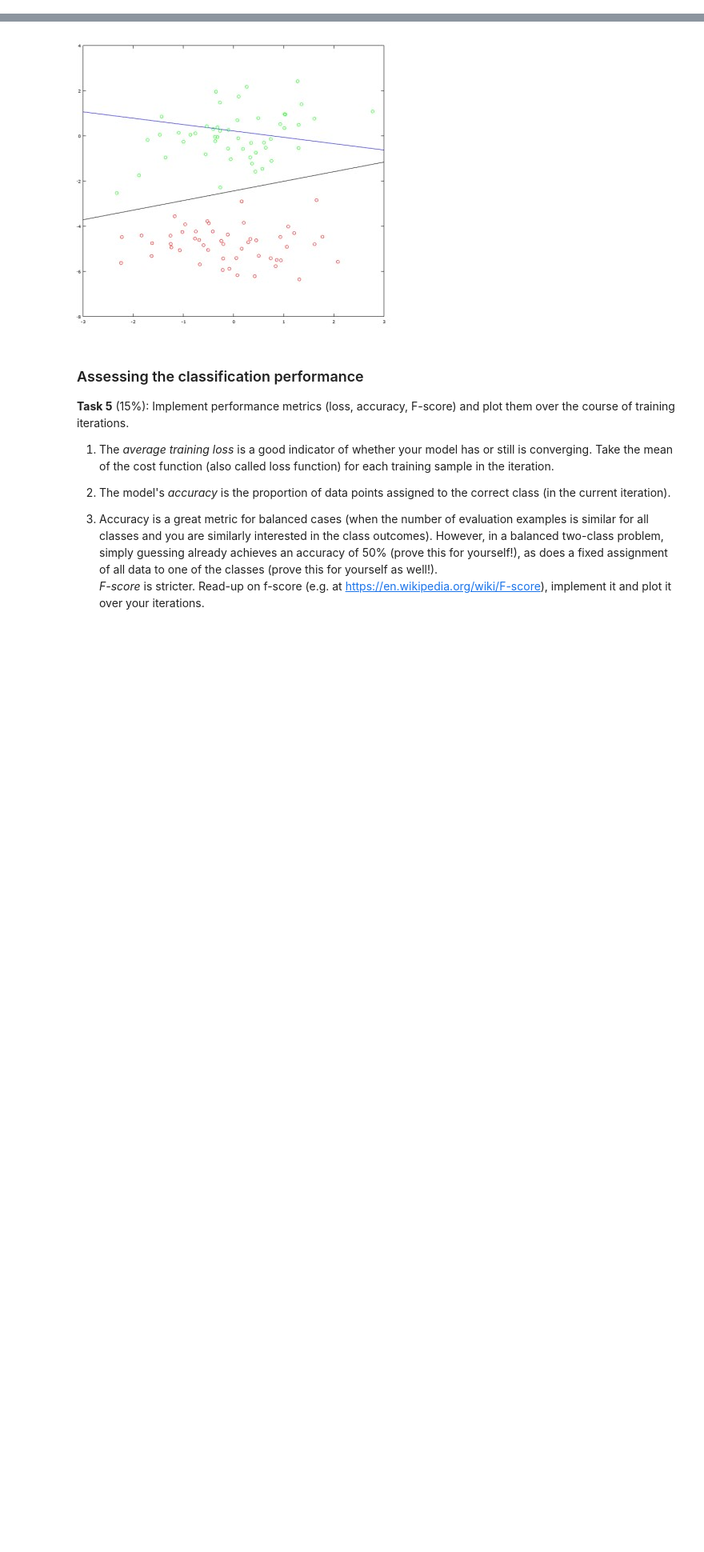
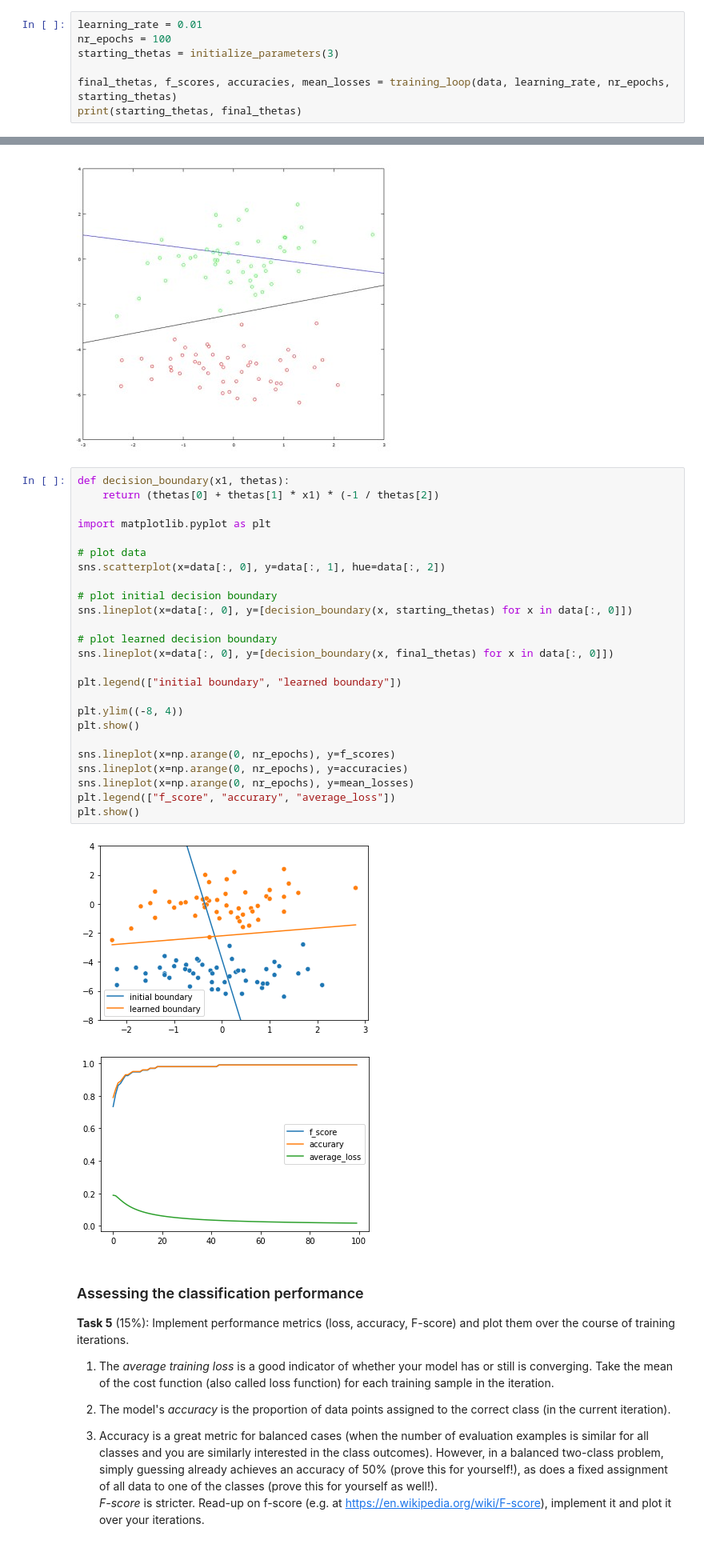
Before and after one commit to MzudemO/ml-ss2021, a Jupyter notebook: Assignment 2/exercise_2_LogisticRegression_sheet.ipynb, the cells around one changed output, grey strips where cells are left out. Shown at 80% size. Cells and saved outputs as stored; diff of their text form; blank space fills up the shorter version.

```diff
--- a/Assignment 2/exercise_2_LogisticRegression_sheet.ipynb
+++ b/Assignment 2/exercise_2_LogisticRegression_sheet.ipynb
@@ -56,0 +148,7 @@ Hint: We find that a learning rate of $\alpha=.01$ and using 100 iterations over
+# %%
+learning_rate = 0.01
+nr_epochs = 100
+starting_thetas = initialize_parameters(3)
+
+final_thetas, f_scores, accuracies, mean_losses = training_loop(data, learning_rate, nr_epochs, starting_thetas)
+print(starting_thetas, final_thetas)
@@ -70,6 +170,34 @@ The solution should look like the following plot, where the blue line could be t
 (based on random parameters) and the black line is the final answer, after 100 iterations.
 
 ![](attachment:ml_2020_2_results.jpg)
+# %%
+def decision_boundary(x1, thetas):
+    return (thetas[0] + thetas[1] * x1) * (-1 / thetas[2])
+
+import matplotlib.pyplot as plt
+
+# plot data
+sns.scatterplot(x=data[:, 0], y=data[:, 1], hue=data[:, 2])
+
+# plot initial decision boundary
+sns.lineplot(x=data[:, 0], y=[decision_boundary(x, starting_thetas) for x in data[:, 0]])
+
+# plot learned decision boundary
+sns.lineplot(x=data[:, 0], y=[decision_boundary(x, final_thetas) for x in data[:, 0]])
+
+plt.legend(["initial boundary", "learned boundary"])
+
+plt.ylim((-8, 4))
+plt.show()
+
+sns.lineplot(x=np.arange(0, nr_epochs), y=f_scores)
+sns.lineplot(x=np.arange(0, nr_epochs), y=accuracies)
+sns.lineplot(x=np.arange(0, nr_epochs), y=mean_losses)
+plt.legend(["f_score", "accurary", "average_loss"])
+plt.show()
+# %% [output]
+[figure, added]
+[figure, added]
 # %% [markdown]
 ### Assessing the classification performance
 
```
Also changed, not shown: parts of 5 cells of this notebook, 1 other file.
